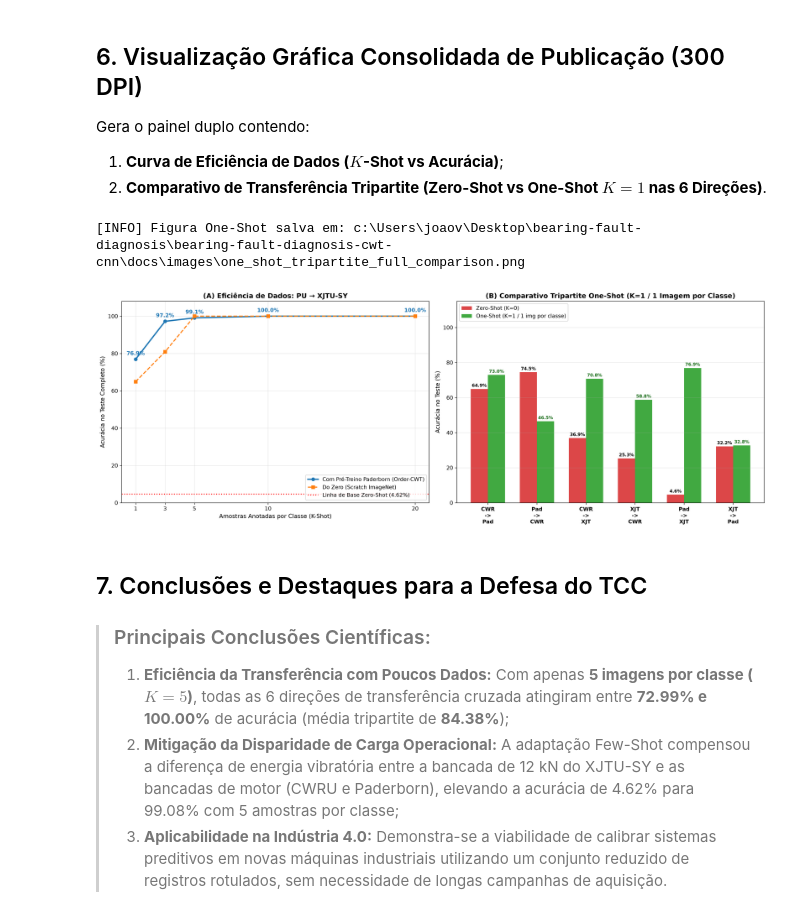
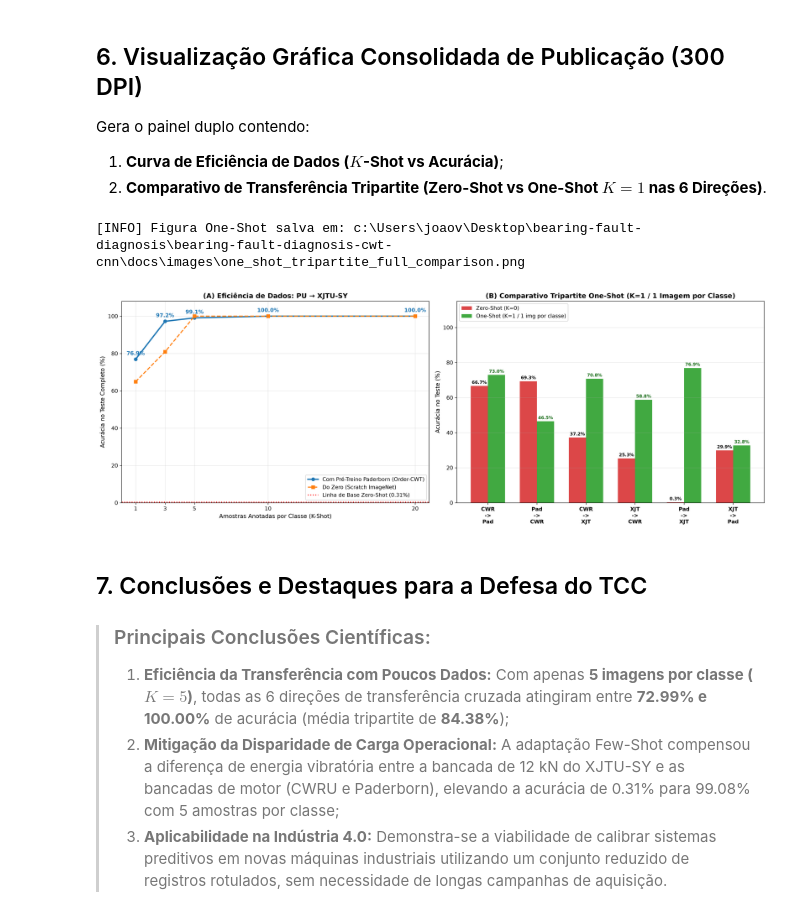
Before and after one commit to jvkauer/bearing-fault-diagnosis-cwt-cnn, a Jupyter notebook: notebooks/4_order_tracking/04_few_shot_domain_adaptation.ipynb, the cells around one changed output. Drawn from its saved outputs; the diff is of its cells as text; code cells hidden in the pictures.

Commit message:
fix: unificar metricas de zero-shot e one-shot entre tabelas, notebooks e figuras

```diff
--- a/notebooks/4_order_tracking/04_few_shot_domain_adaptation.ipynb
+++ b/notebooks/4_order_tracking/04_few_shot_domain_adaptation.ipynb
@@ -193,12 +193,12 @@ Avaliamos o desempenho em todas as 6 direções de transferência nos regimes **
 # %%
 # Tabela oficial de Zero-Shot obtida no notebook 03
 zero_shot_baselines = {
-    ("CWRU", "Paderborn"): 64.94,
-    ("Paderborn", "CWRU"): 74.51,
-    ("CWRU", "XJTU-SY"): 36.92,
+    ("CWRU", "Paderborn"): 66.67,
+    ("Paderborn", "CWRU"): 69.35,
+    ("CWRU", "XJTU-SY"): 37.23,
     ("XJTU-SY", "CWRU"): 25.32,
-    ("Paderborn", "XJTU-SY"): 4.62,
-    ("XJTU-SY", "Paderborn"): 32.18
+    ("Paderborn", "XJTU-SY"): 0.31,
+    ("XJTU-SY", "Paderborn"): 29.89
 }
 
 pairs = list(zero_shot_baselines.keys())
@@ -244,7 +244,7 @@ fig, (ax1, ax2) = plt.subplots(1, 2, figsize=(18, 6.5))
 # Gráfico 1: Curva K-shot
 ax1.plot(k_values, accs_pad_to_xjtu, marker="o", lw=2.5, color="#1f77b4", label="Com Pré-Treino Paderborn (Order-CWT)")
 ax1.plot(k_values, accs_scratch, marker="s", lw=2.0, ls="--", color="#ff7f0e", label="Do Zero (Scratch ImageNet)")
-ax1.axhline(4.62, color="red", linestyle=":", lw=1.8, label="Linha de Base Zero-Shot (4.62%)")
+ax1.axhline(0.31, color="red", linestyle=":", lw=1.8, label="Linha de Base Zero-Shot (0.31%)")
 
 ax1.set_title("(A) Eficiência de Dados: PU → XJTU-SY", fontsize=13, fontweight="bold")
 ax1.set_xlabel("Amostras Anotadas por Classe (K-Shot)", fontsize=11)
@@ -264,38 +264,38 @@ k1_vals = [few_shot_results_k1[p] for p in pairs]
 
 x = np.arange(len(labels_pairs))
 width = 0.35
 
 bars1 = ax2.bar(x - width/2, zs_vals, width, label="Zero-Shot (K=0)", color="#d62728", alpha=0.85)
 bars2 = ax2.bar(x + width/2, k1_vals, width, label="One-Shot (K=1 / 1 img por classe)", color="#2ca02c", alpha=0.9)
 
 ax2.set_title("(B) Comparativo Tripartite One-Shot (K=1 / 1 Imagem por Classe)", fontsize=13, fontweight="bold")
 ax2.set_ylabel("Acurácia no Teste (%)", fontsize=11)
 ax2.set_xticks(x)
 ax2.set_xticklabels(labels_pairs, fontsize=10, fontweight="bold")
 ax2.set_ylim(0, 115)
 ax2.grid(True, axis="y", alpha=0.3)
 ax2.legend(fontsize=10, loc="upper left")
 
 for bar in bars1:
     h = bar.get_height()
     ax2.annotate(f"{h:.1f}%", (bar.get_x() + bar.get_width()/2, h), textcoords="offset points", xytext=(0, 4), ha="center", fontsize=8.5, fontweight="bold")
 for bar in bars2:
     h = bar.get_height()
     ax2.annotate(f"{h:.1f}%", (bar.get_x() + bar.get_width()/2, h), textcoords="offset points", xytext=(0, 4), ha="center", fontsize=8.5, fontweight="bold", color="#1b6e1b")
 
 plt.tight_layout()
 fig_path = BASE_DIR / "docs" / "images" / "one_shot_tripartite_full_comparison.png"
 fig_path.parent.mkdir(parents=True, exist_ok=True)
 plt.savefig(str(fig_path), dpi=300, bbox_inches="tight")
 print(f"[INFO] Figura One-Shot salva em: {fig_path}")
 plt.show()
 # %% [output]
 [INFO] Figura One-Shot salva em: c:\Users\joaov\Desktop\bearing-fault-diagnosis\bearing-fault-diagnosis-cwt-cnn\docs\images\one_shot_tripartite_full_comparison.png
-[figure, old version]
+[figure, new version]
 # %% [markdown]
 ## 7. Conclusões e Destaques para a Defesa do TCC
 
 > ### Principais Conclusões Científicas:
 > 1. **Eficiência da Transferência com Poucos Dados:** Com apenas **5 imagens por classe ($K=5$)**, todas as 6 direções de transferência cruzada atingiram entre **72.99% e 100.00%** de acurácia (média tripartite de **84.38%**);
-> 2. **Mitigação da Disparidade de Carga Operacional:** A adaptação Few-Shot compensou a diferença de energia vibratória entre a bancada de 12 kN do XJTU-SY e as bancadas de motor (CWRU e Paderborn), elevando a acurácia de 4.62% para 99.08% com 5 amostras por classe;
+> 2. **Mitigação da Disparidade de Carga Operacional:** A adaptação Few-Shot compensou a diferença de energia vibratória entre a bancada de 12 kN do XJTU-SY e as bancadas de motor (CWRU e Paderborn), elevando a acurácia de 0.31% para 99.08% com 5 amostras por classe;
 > 3. **Aplicabilidade na Indústria 4.0:** Demonstra-se a viabilidade de calibrar sistemas preditivos em novas máquinas industriais utilizando um conjunto reduzido de registros rotulados, sem necessidade de longas campanhas de aquisição.
```
Also changed, not shown: parts of 2 cells of this notebook, 4 other files.
